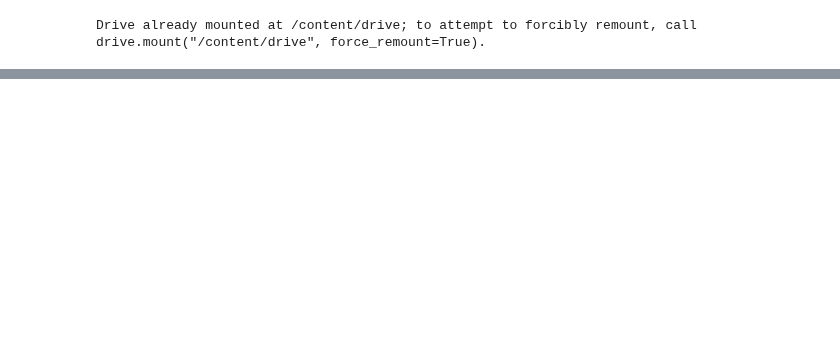
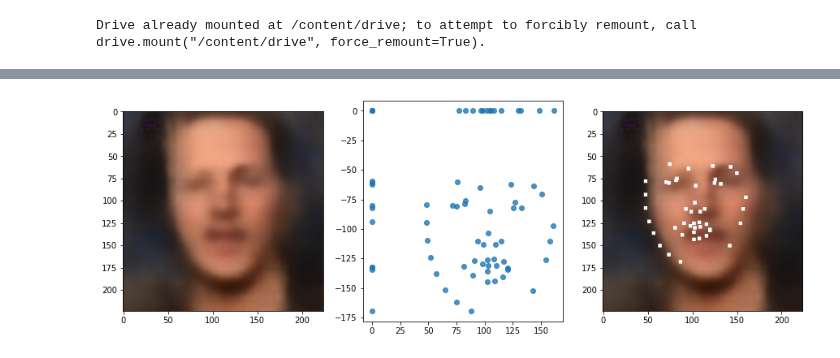
Before and after one commit to antoniomuso/speech2face, a Jupyter notebook: Decoder_with_warping.ipynb, the cells around one changed output, grey strips where cells are left out. Cells and saved outputs as stored; diff of their text form; code cells hidden in the pictures; blank space fills up the shorter version.

```diff
--- a/Decoder_with_warping.ipynb
+++ b/Decoder_with_warping.ipynb
@@ -817,0 +833,4 @@ plt.show()
+# %%
+plotLandmarks(img1, outLandmark[0])
+# %% [output]
+[figure, added]
```
Also changed, not shown: parts of 7 cells of this notebook.
